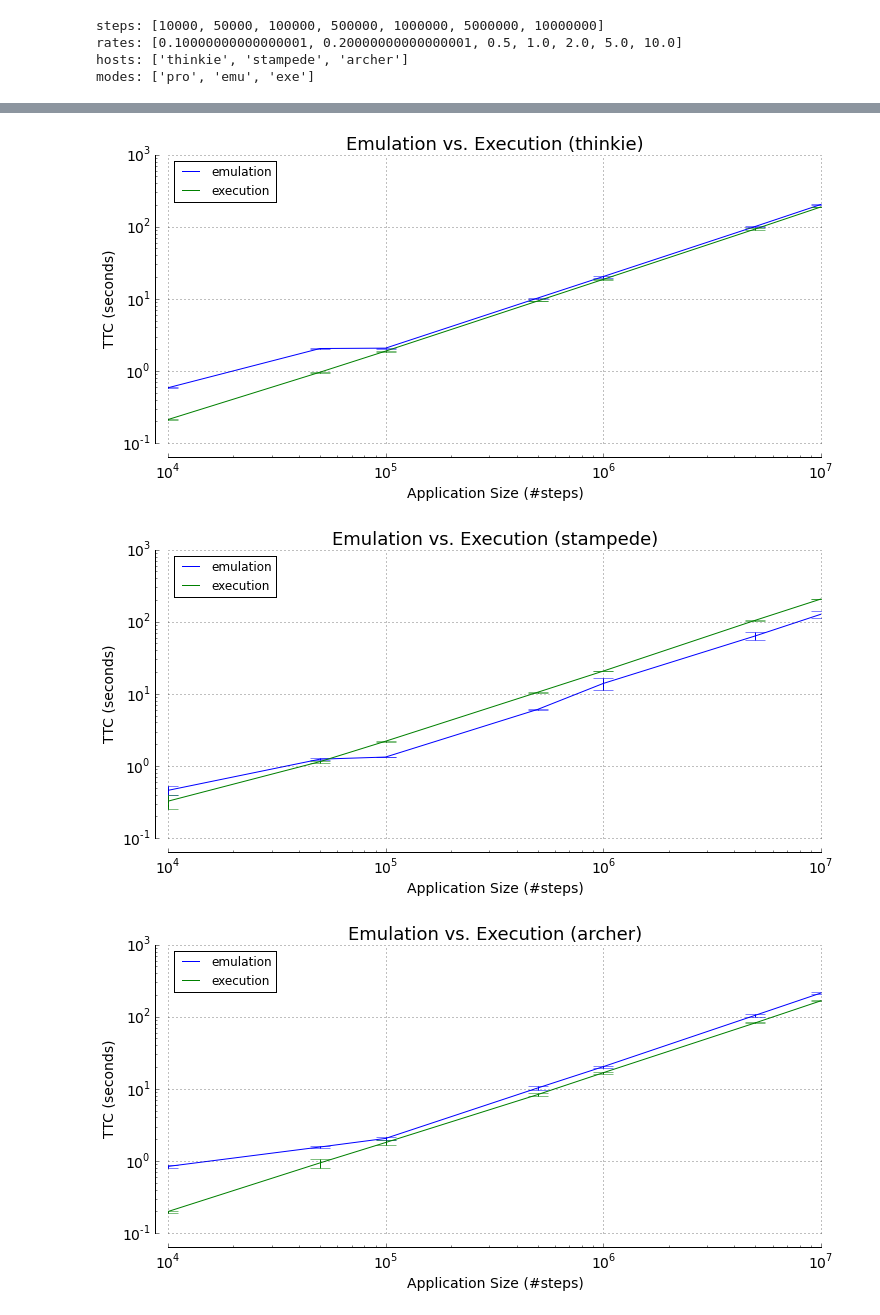
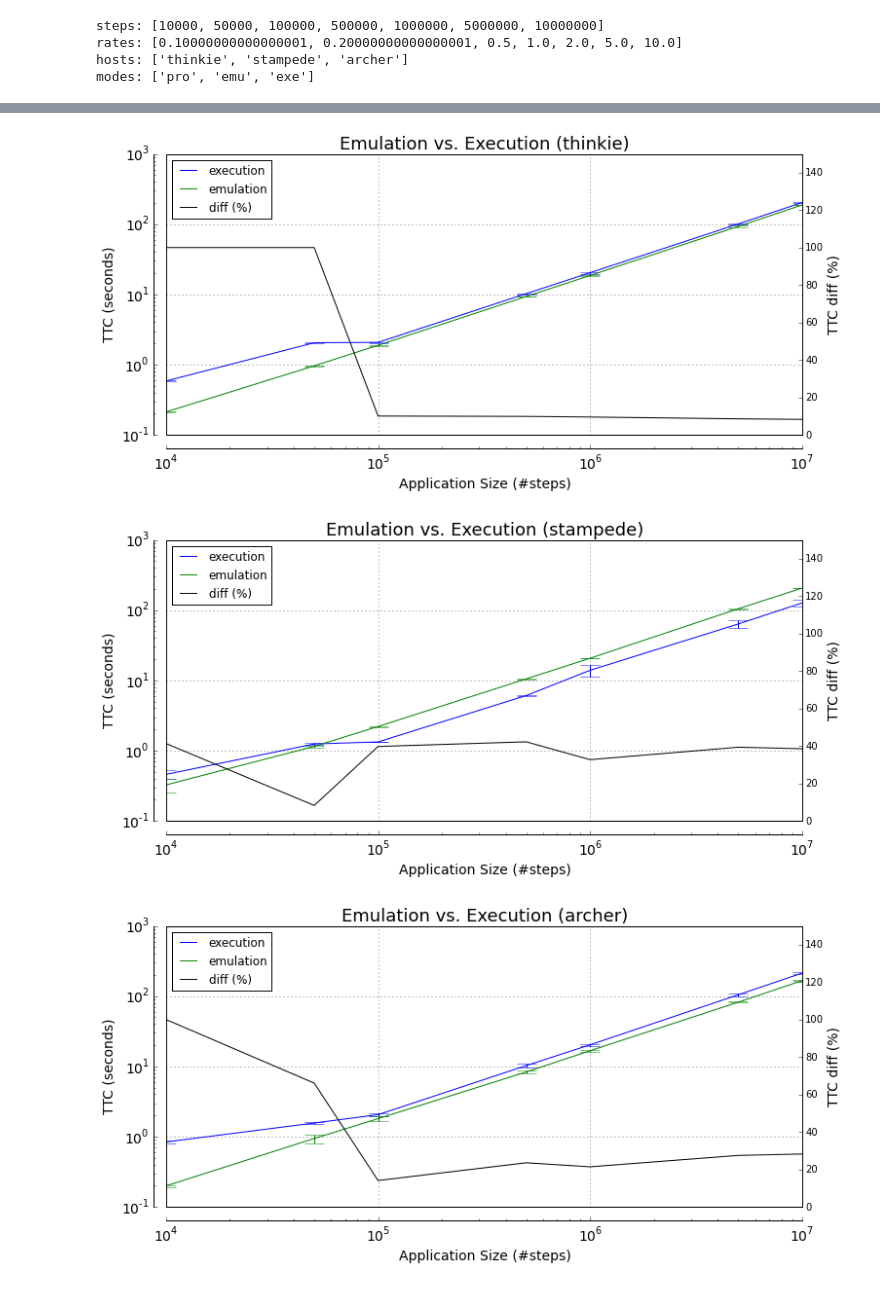
Before and after one commit to radical-experiments/radical.synapse, a Jupyter notebook: 2015-wrap/plots/Synapse_WRAP.ipynb, the cells around one changed output, grey strips where cells are left out. Cells and saved outputs as stored; diff of their text form; code cells hidden in the pictures.

```diff
--- a/2015-wrap/plots/Synapse_WRAP.ipynb
+++ b/2015-wrap/plots/Synapse_WRAP.ipynb
@@ -43,9 +47,13 @@ hosts: ['thinkie', 'stampede', 'archer']
 modes: ['pro', 'emu', 'exe']
 # %%
 # define a colorscheme we use consistently throughout this notebook
-colors = {'exe' : 'green',
-          'emu' : 'blue',
-          'pro' : 'red'}
+colors   = {'exe'  : 'green'    ,
+            'emu'  : 'blue'     ,
+            'pro'  : 'red'      ,
+            'diff' : 'black'    }
+modnames = {'exe'  : 'execution',
+            'emu'  : 'emulation',
+            'pro'  : 'profiling'}
 
 def create_figure(title=None):
     """
@@ -69,8 +77,8 @@ def create_figure(title=None):
     ax.xaxis.grid(False)
     ax.yaxis.grid(False)
 
-    xticks(fontsize=14)
-    yticks(fontsize=14)
+    plt.xticks(fontsize=14)
+    plt.yticks(fontsize=14)
 
     fig.tight_layout()
 
@@ -351,42 +408,56 @@ savefig('emu_overhead.pdf', bbox_inches='tight')
 # Similar to figure~\ref{...}, figure~\ref{...} compares the
 # application execution and application emulation on resources
 # \I{different} than the one used for application profiling, ie. on
 # Stampede and Archer.  Again the TTCs for application execution
 # and emulation are resambling the application characteristics
 # over a range of application sizes and sampling rates.
 #
 # The plots though also show that the emulation overhead is
 # significant for small application sizes, ie. for application
 # runtimes of about one second or smaller.  We find that acceptable,
 # as our research focus lies on much longer living applications, and
 # we assume that sub-second application runs will remain the exception
 # in both HTDC and HPDC\F{acronyms}.
 
 for host in hosts:
-    emu = host_frames[host]['emu']
-    emu = emu[['time_real', 'tag_step']].groupby('tag_step')
+    emuf = host_frames[host]['emu']
+    emu  = emuf[['time_real', 'tag_step']].groupby('tag_step')
 
     emu_means  = emu.mean()
     emu_errors = emu.std()
 
-    exe = host_frames[host]['exe']
-    exe = exe[['time_real', 'tag_step']].groupby('tag_step')
+    exef = host_frames[host]['exe']
+    exe  = exef[['time_real', 'tag_step']].groupby('tag_step')
 
     exe_means  = exe.mean()
     exe_errors = exe.std()
 
     ax = create_figure('Emulation vs. Execution (%s)' % host)
 
-    emu_means.plot(logy=True, logx=True, yerr=emu_errors, ax=ax, label='emu', color=colors['emu'], capsize=10)
-    exe_means.plot(logy=True, logx=True, yerr=exe_errors, ax=ax, label='exe', color=colors['exe'],   capsize=10)
+    emu_means.plot(logx=True, logy=True,  label='emu',  ax=ax, color=colors['emu'], yerr=emu_errors, capsize=10)
+    exe_means.plot(logx=True, logy=True,  label='exe',  ax=ax, color=colors['exe'], yerr=exe_errors, capsize=10)
 
     ax.set_xlabel("Application Size (#steps)", fontsize=14)
     ax.set_ylabel("TTC (seconds)", fontsize=14)
-    legend(['emulation', 'execution'], loc='upper left')
 
-    savefig('emu_vs_exe_%s.png' % host, bbox_inches='tight')
-    savefig('emu_vs_exe_%s.pdf' % host, bbox_inches='tight')
+    ax.legend(['execution', 'emulation'], loc='upper left')
+
+    print_delta=True
+    if print_delta:
+        delta = 100 * abs(exe_means['time_real'] - emu_means['time_real']) / exe_means['time_real']
+        delta = delta.clip(upper=100)
+
+        delta.plot    (logx=True, logy=False, label='diff', ax=ax, color=colors['diff'], secondary_y=True)
+
+        ax.plot(0, color=colors['diff']) # NOTE: this is to get the diff label right :(
+        ax.right_ax.set_ylabel("TTC diff (%)", fontsize=14)
+        ax.right_ax.set_ylim((0,150))
+
+        ax.legend(['execution', 'emulation', 'diff (%)'], loc='upper left')
+
+    plt.savefig('emu_vs_exe_%s.png' % host, bbox_inches='tight')
+    plt.savefig('emu_vs_exe_%s.pdf' % host, bbox_inches='tight')
 # %% [output]
-[figure, old version]
+[figure, new version]
-[figure, old version]
+[figure, new version]
-[figure, old version]
+[figure, new version]
```
Also changed, not shown: parts of 7 cells of this notebook, 21 other files.
